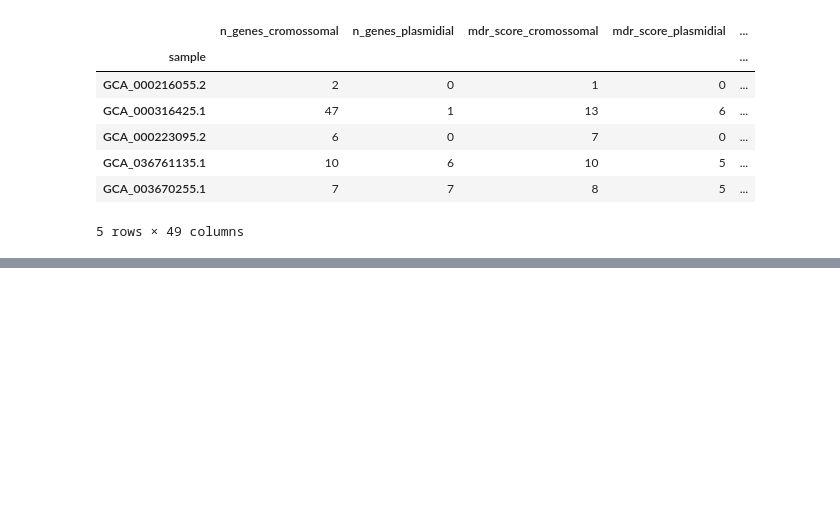
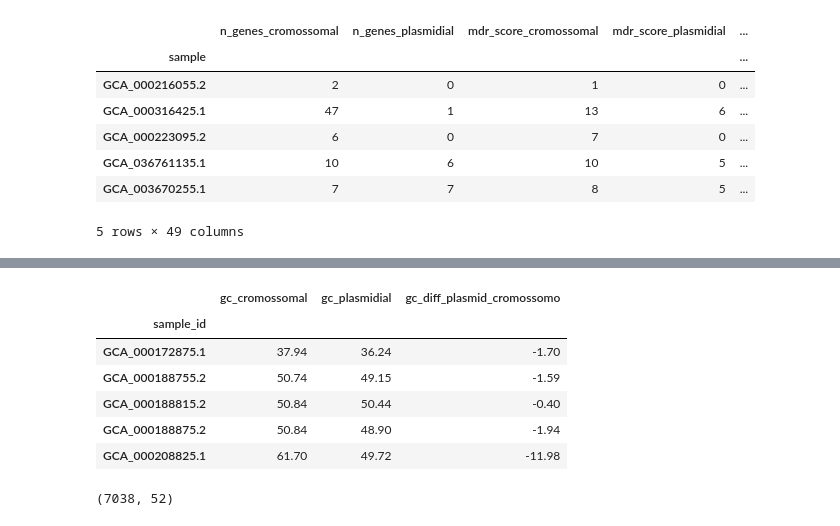
Before and after one commit to Rodrigo-Lusa/ml_isolados_brasileiros, a Jupyter notebook: notebooks/02_make_raw_features.ipynb, the cells around one changed output, grey strips where cells are left out. Saved outputs shown, nothing was run; the diff lists cells and outputs as text; code cells hidden in the pictures; blank space fills up the shorter version.

Commit message:
report antes - mas ta sem score de virulencia cromossomal

```diff
--- a/notebooks/02_make_raw_features.ipynb
+++ b/notebooks/02_make_raw_features.ipynb
@@ -474,0 +530,4 @@ raw_features.to_csv('../data/raw/raw_features.csv')
+# %%
+gc_wide = gc.pivot(index="sample_id", columns="contig_type", values="GC(%)")
+
+gc_wide.head()
@@ -474,0 +542,21 @@ raw_features.to_csv('../data/raw/raw_features.csv')
+# %%
+gc_wide.columns = ["gc_cromossomal", "gc_plasmidial"]
+gc_wide["gc_diff_plasmid_cromossomo"] = gc_wide["gc_plasmidial"] - gc_wide["gc_cromossomal"]
+
+gc_wide.head()
+# %% [output]
+|  | gc_cromossomal | gc_plasmidial | gc_diff_plasmid_cromossomo |
+| sample_id |  |  |  |
+| GCA_000172875.1 | 37.94 | 36.24 | -1.70 |
+| GCA_000188755.2 | 50.74 | 49.15 | -1.59 |
+| GCA_000188815.2 | 50.84 | 50.44 | -0.40 |
+| GCA_000188875.2 | 50.84 | 48.90 | -1.94 |
+| GCA_000208825.1 | 61.70 | 49.72 | -11.98 |
+# %%
+raw_features = pd.read_csv("../data/raw/raw_features.csv", index_col=0)
+
+raw_features = raw_features.join(gc_wide, how="left")
+
+print(raw_features.shape)
+# %% [output]
+(7038, 52)
```
Also changed, not shown: parts of 13 cells of this notebook, 2 other files.
